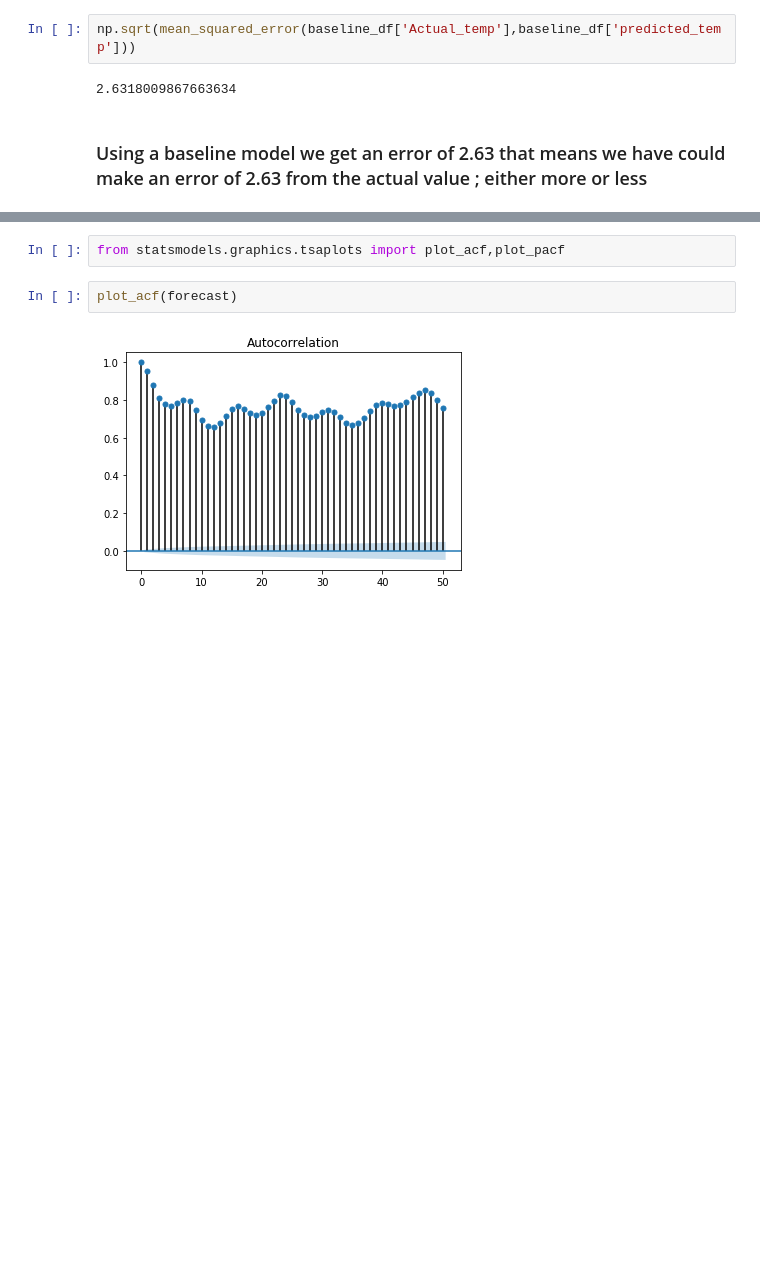
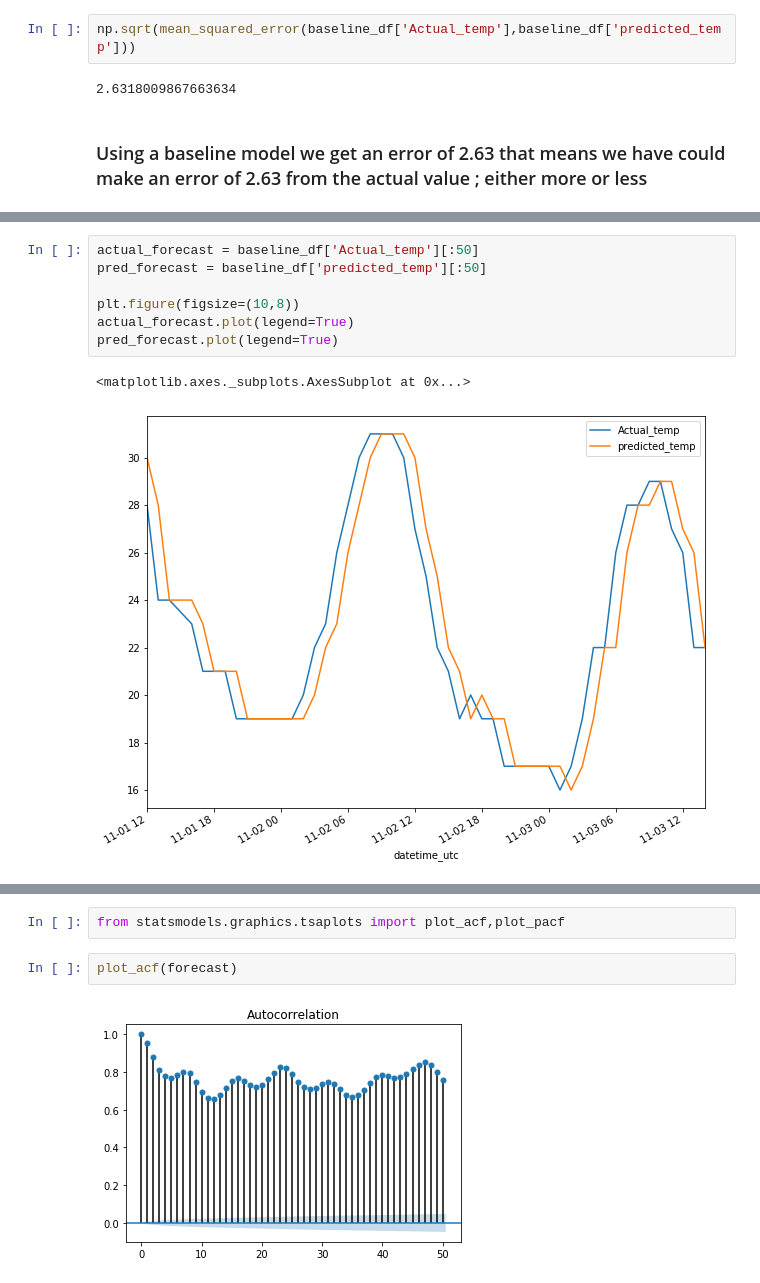
Before and after one commit to AjayJohnAlex/Linear-Regression, a Jupyter notebook: Time_Series_Forecasting.ipynb, the cells around one changed output, grey strips where cells are left out. Cells and saved outputs as stored; diff of their text form; blank space fills up the shorter version.

```diff
--- a/Time_Series_Forecasting.ipynb
+++ b/Time_Series_Forecasting.ipynb
@@ -270,0 +257,10 @@ We will find the values of q with the plot_acf and value of p with the plot_pacf
+# %%
+actual_forecast = baseline_df['Actual_temp'][:50]
+pred_forecast = baseline_df['predicted_temp'][:50]
+
+plt.figure(figsize=(10,8))
+actual_forecast.plot(legend=True)
+pred_forecast.plot(legend=True)
+# %% [output]
+<matplotlib.axes._subplots.AxesSubplot at 0x...>
+[figure, added]
```
Also changed, not shown: parts of 25 cells of this notebook.
